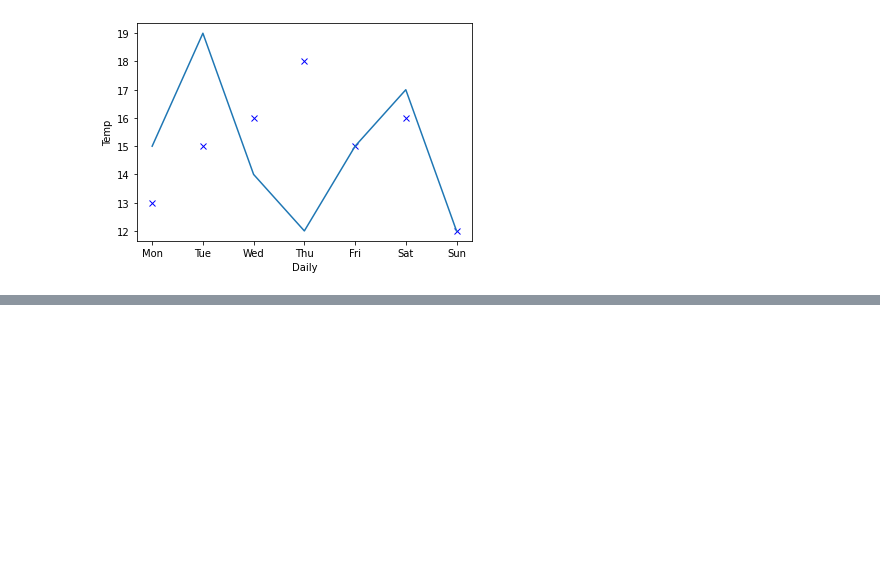
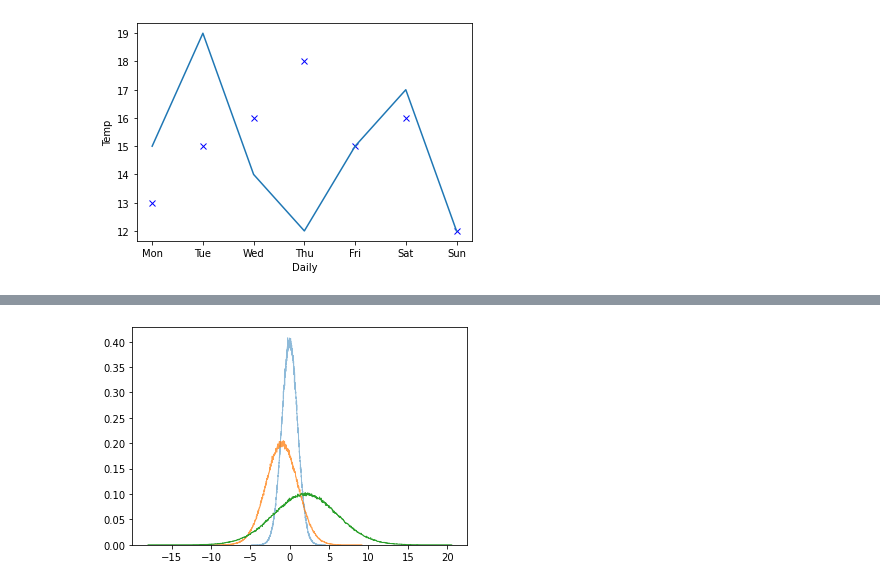
Before and after one commit to cgjeong23/data-analysis-visualization, a Jupyter notebook: Analysis & Visualization/matplotlib_practice.ipynb, the cells around one changed output, grey strips where cells are left out. Drawn from its saved outputs; the diff is of its cells as text; code cells hidden in the pictures; blank space fills up the shorter version.

```diff
--- a/Analysis & Visualization/matplotlib_practice.ipynb
+++ b/Analysis & Visualization/matplotlib_practice.ipynb
@@ -37,0 +76,15 @@ plt.plot(x,y2, label = 'Night')
+# %%
+import numpy as np
+import matplotlib.pyplot as plt
+
+a = np.random.randn(1000000)
+b = 2 * np.random.randn(1000000)-1
+c = 4 * np.random.randn(1000000)+2
+
+plt.hist(a, bins=1000, density=True, alpha=0.5, histtype='step', label='(mean, stddev)=(0,1)')
+plt.hist(b, bins=1000, density=True, alpha=0.75, histtype='step', label='(mean, stddev)=(-1,2)')
+plt.hist(c, bins=1000, density=True, alpha=1.0, histtype='step', label='(mean, stddev)=(2,4)')
+
+plt.show()
+# %% [output]
+[figure, added]
```
Also changed, not shown: parts of 4 cells of this notebook, 15 other files.
